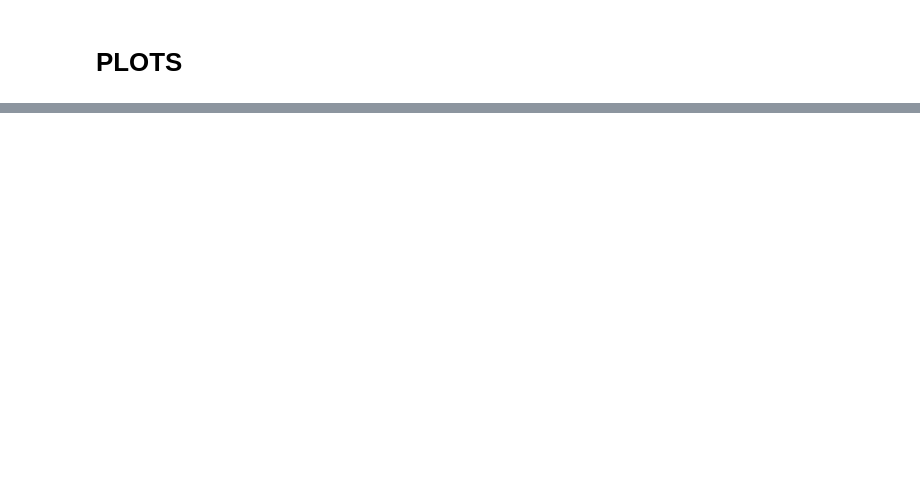
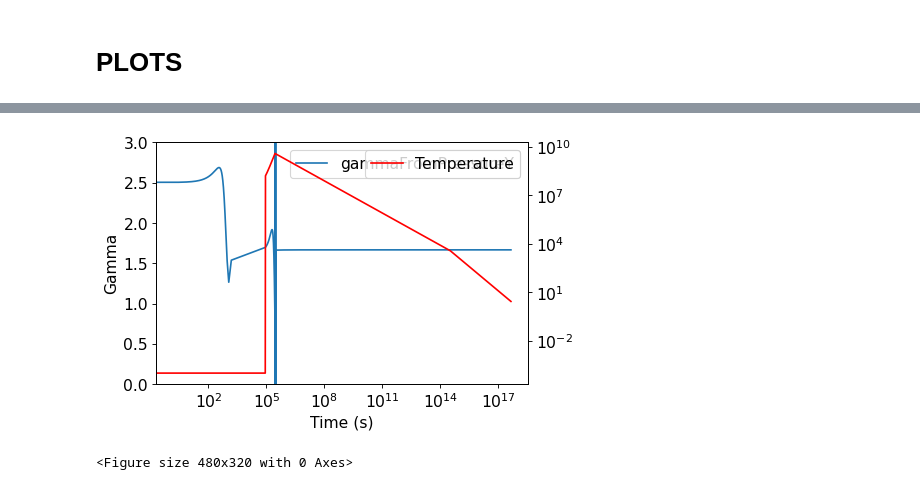
Before and after one commit to ny2292000/CMB_HU, a Jupyter notebook: AAA_BlackholiumUniverseFunction_20211120.ipynb, the cells around one changed output, grey strips where cells are left out. Cells and saved outputs as stored; diff of their text form; code cells hidden in the pictures; blank space fills up the shorter version.

```diff
--- a/AAA_BlackholiumUniverseFunction_20211120.ipynb
+++ b/AAA_BlackholiumUniverseFunction_20211120.ipynb
@@ -358 +340,16 @@ plt.savefig(imgAddress + "EnergyProfile.png", bbox_extra_artists=(lgd,), bbox_in
+# %%
+# Plot E  gamma = dLog(Pressure)/dlog(y)
+
+fig, ax = plt.subplots()
+myU.df.plot(x="t", y= "gammaFromPressureY", ax=ax,ylim=[0,3], logx=True, logy=False)
+ax1=plt.twinx(ax)
+myU.df.plot(x="t", y= "Temperature", color="red", ax=ax1,ylim=[None,None], logx=True, logy=True)
+ax.legend()
+ax.set_ylabel("Gamma")
+ax.set_xlabel("Time (s)")
+plt.show()
+plt.savefig(imgAddress + "gammaFromPressureY.png", dpi=300)
+# %% [output]
+[figure, added]
+<Figure size 480x320 with 0 Axes>
 # %%
```
Also changed, not shown: parts of 37 cells of this notebook, 4 other files.
